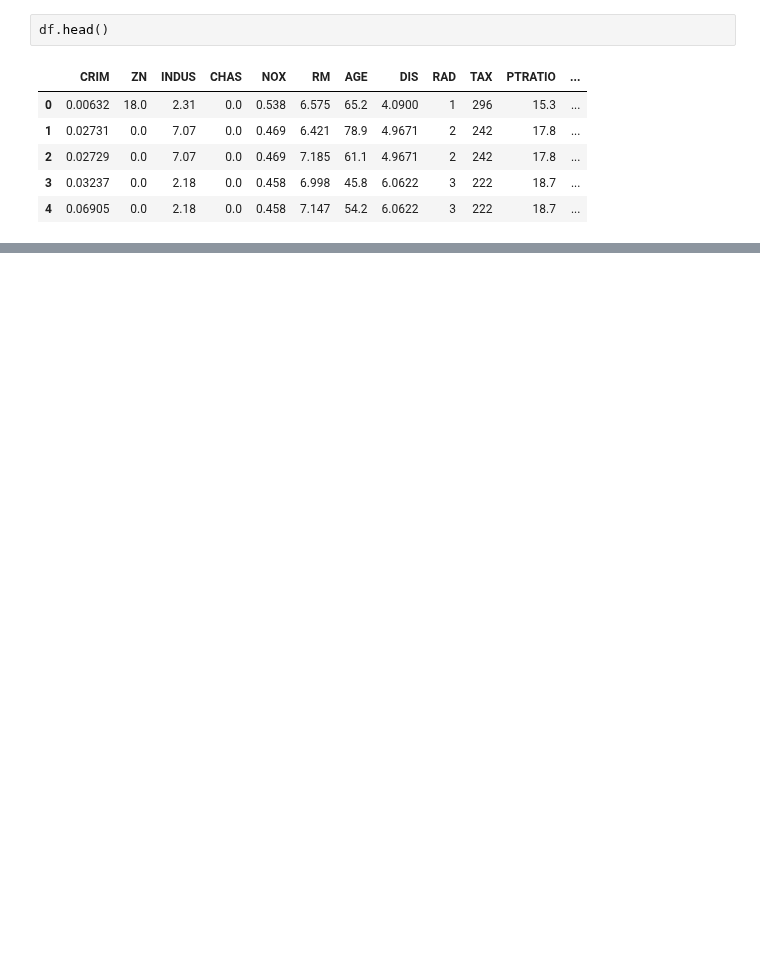
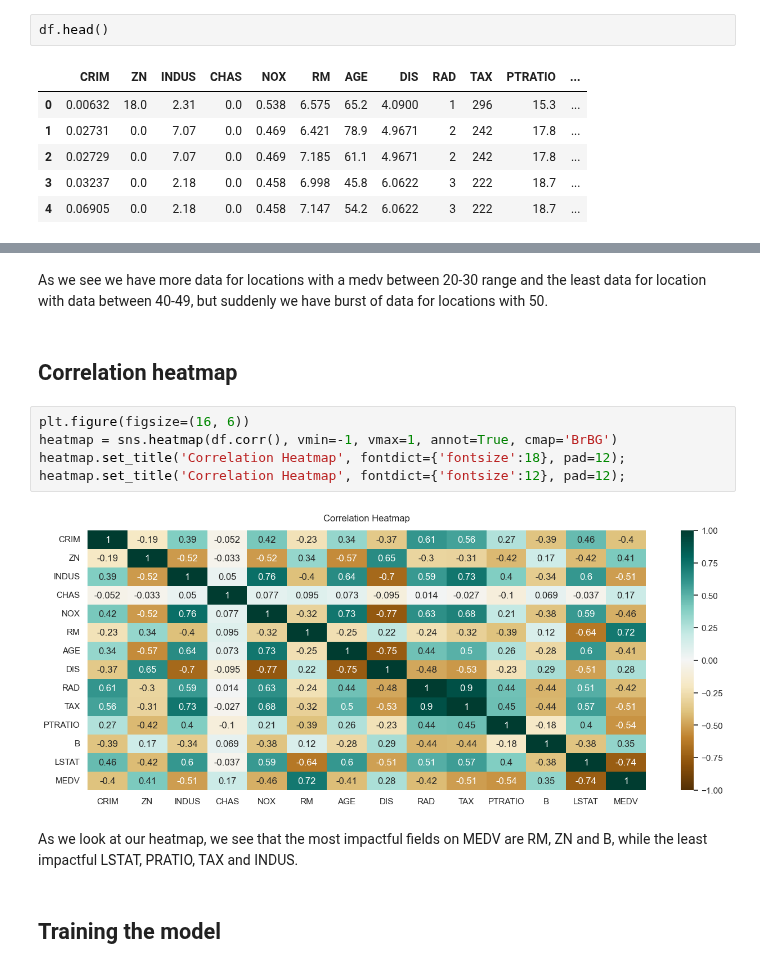
Before and after one commit to ooctavian/sigmoid-tasks, a Jupyter notebook: 02 Liniar Regression /main.ipynb, the cells around one changed output, grey strips where cells are left out. Saved outputs shown, nothing was run; the diff lists cells and outputs as text; blank space fills up the shorter version.

```diff
--- a/02 Liniar Regression /main.ipynb
+++ b/02 Liniar Regression /main.ipynb
@@ -148,0 +166,15 @@ df.drop_duplicates()
+# %% [markdown]
+As we see we have more data for locations with a medv between 20-30 range and the least data for location with data between 40-49, but suddenly we have burst of data for locations with 50.
+# %% [markdown]
+## Correlation heatmap
+# %%
+plt.figure(figsize=(16, 6))
+heatmap = sns.heatmap(df.corr(), vmin=-1, vmax=1, annot=True, cmap='BrBG')
+heatmap.set_title('Correlation Heatmap', fontdict={'fontsize':18}, pad=12);
+heatmap.set_title('Correlation Heatmap', fontdict={'fontsize':12}, pad=12);
+# %% [output]
+[figure, added]
+# %% [markdown]
+As we look at our heatmap, we see that the most impactful fields on MEDV are RM, ZN and B, while the least impactful LSTAT, PRATIO, TAX and INDUS.
+# %% [markdown]
+## Training the model
```
Also changed, not shown: parts of 12 cells of this notebook.
